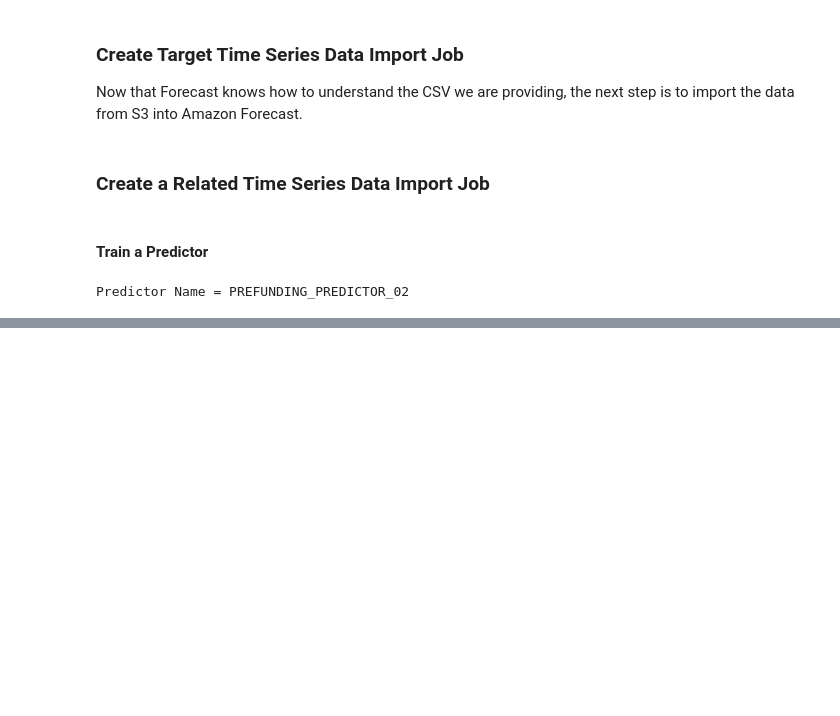
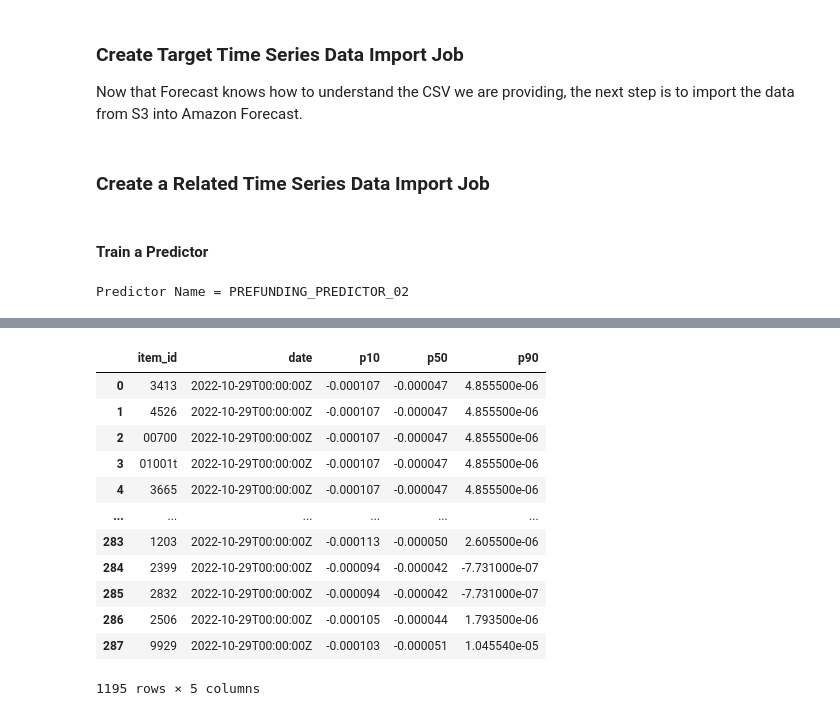
Before and after one commit to calebmcook/udacity-aws-machine-learning-nanodegree-capstone, a Jupyter notebook: 02-Forecasting.ipynb, the cells around one changed output, grey strips where cells are left out. Drawn from its saved outputs; the diff is of its cells as text; code cells hidden in the pictures; blank space fills up the shorter version.

```diff
--- a/02-Forecasting.ipynb
+++ b/02-Forecasting.ipynb
@@ -1007,0 +1109,16 @@ error_metrics
+# %%
+forecasts_02
+# %% [output]
+|  | item_id | date | p10 | p50 | p90 |
+| 0 | 3413 | 2022-10-29T00:00:00Z | -0.000107 | -0.000047 | 4.855500e-06 |
+| 1 | 4526 | 2022-10-29T00:00:00Z | -0.000107 | -0.000047 | 4.855500e-06 |
+| 2 | 00700 | 2022-10-29T00:00:00Z | -0.000107 | -0.000047 | 4.855500e-06 |
+| 3 | 01001t | 2022-10-29T00:00:00Z | -0.000107 | -0.000047 | 4.855500e-06 |
+| 4 | 3665 | 2022-10-29T00:00:00Z | -0.000107 | -0.000047 | 4.855500e-06 |
+| ... | ... | ... | ... | ... | ... |
+| 283 | 1203 | 2022-10-29T00:00:00Z | -0.000113 | -0.000050 | 2.605500e-06 |
+| 284 | 2399 | 2022-10-29T00:00:00Z | -0.000094 | -0.000042 | -7.731000e-07 |
+| 285 | 2832 | 2022-10-29T00:00:00Z | -0.000094 | -0.000042 | -7.731000e-07 |
+| 286 | 2506 | 2022-10-29T00:00:00Z | -0.000105 | -0.000044 | 1.793500e-06 |
+| 287 | 9929 | 2022-10-29T00:00:00Z | -0.000103 | -0.000051 | 1.045540e-05 |
+1195 rows × 5 columns
```
Also changed, not shown: parts of 18 cells of this notebook, 9 other files.
